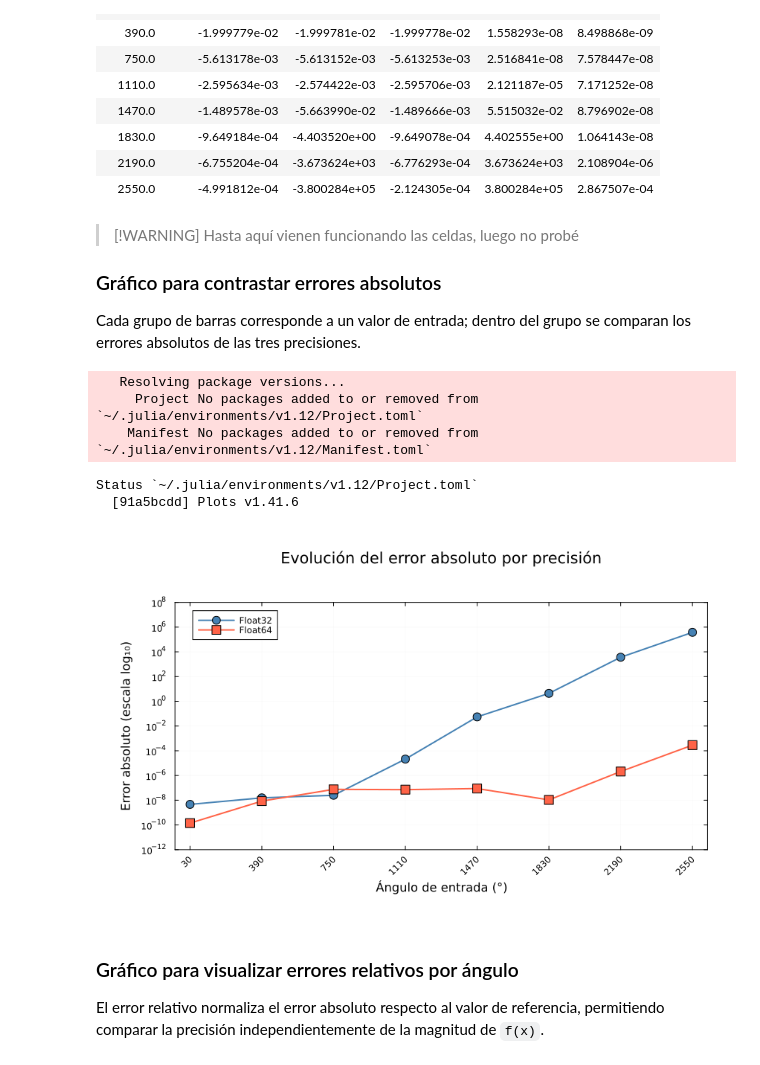
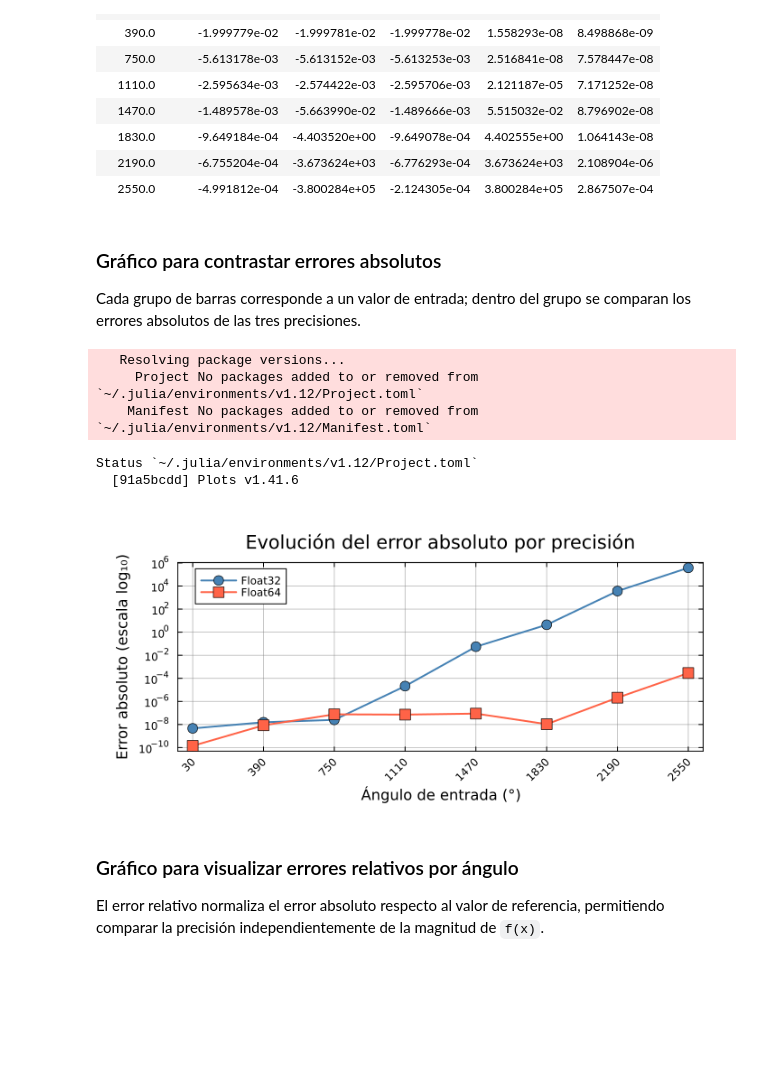
Before and after one commit to AndreaFigueroaR/comparison-of-precisions, a Jupyter notebook: Aproximaciones_seno.ipynb, the cells around one changed output. Saved outputs shown, nothing was run; the diff lists cells and outputs as text; code cells hidden in the pictures; blank space fills up the shorter version.

Commit message:
feat: reduzco tamaño de gráficos, agrego grafico de errores relativos, elimino celdas innecesarias

```diff
--- a/Aproximaciones_seno.ipynb
+++ b/Aproximaciones_seno.ipynb
@@ -191,9 +191,6 @@ pretty_table(
 | 2190.0 | -6.755204e-04 | -3.673624e+03 | -6.776293e-04 | 3.673624e+03 | 2.108904e-06 |
 | 2550.0 | -4.991812e-04 | -3.800284e+05 | -2.124305e-04 | 3.800284e+05 | 2.867507e-04 |
 # %% [markdown]
-> [!WARNING]
-> Hasta aquí vienen funcionando las celdas, luego no probé
-
 ### Gráfico para contrastar errores absolutos
 Cada grupo de barras corresponde a un valor de entrada; dentro del grupo se comparan los errores absolutos de las tres precisiones.
 # %%
@@ -211,41 +208,42 @@ using Plots.PlotMeasures
 
 gr()
 
 plot(angulos, err32;
     label         = "Float32",
     color         = :steelblue,
     lw            = 2,
     marker        = :circle,
     markersize    = 6,
     yscale        = :log10,
-    ylims         = (1e-12, 1e8),
-    yticks        = [1e-12, 1e-10, 1e-8, 1e-6, 1e-4, 1e-2, 1e0, 1e2, 1e4, 1e6, 1e8],
+    yticks        = [ 1e-10, 1e-8, 1e-6, 1e-4, 1e-2, 1e0, 1e2, 1e4, 1e6],
     xlabel        = "Ángulo de entrada (°)",
     ylabel        = "Error absoluto (escala log₁₀)",
     title         = "\nEvolución del error absoluto por precisión",
     legend        = :topleft,
     framestyle    = :box,
     grid          = true,
-    gridcolor     = :lightgray,
-    size          = (850, 520),
+    gridalpha     = 0.3,
+    gridlinewidth = 0.8,
+    gridcolor     = :gray,
+    size = (700, 340),
     xticks        = angulos,
     xrotation     = 45,
-    bottom_margin = 10mm,
-    left_margin   = 10mm,
+    bottom_margin = 7mm,
+    left_margin   = 7mm,
     right_margin = 5mm,
-    top_margin = 15mm,
+    top_margin = 7mm,
 
 )
 
 plot!(angulos, err64;
     label      = "Float64",
     color      = :tomato,
     lw         = 2,
     marker     = :square,
     markersize = 6,
 )
 # %% [output]
-[figure, old version]
+[figure, new version]
 # %% [markdown]
 ### Gráfico para visualizar errores relativos por ángulo
 El error relativo normaliza el error absoluto respecto al valor de referencia, permitiendo comparar la precisión independientemente de la magnitud de `f(x)`.
```
Also changed, not shown: parts of 5 cells of this notebook.
